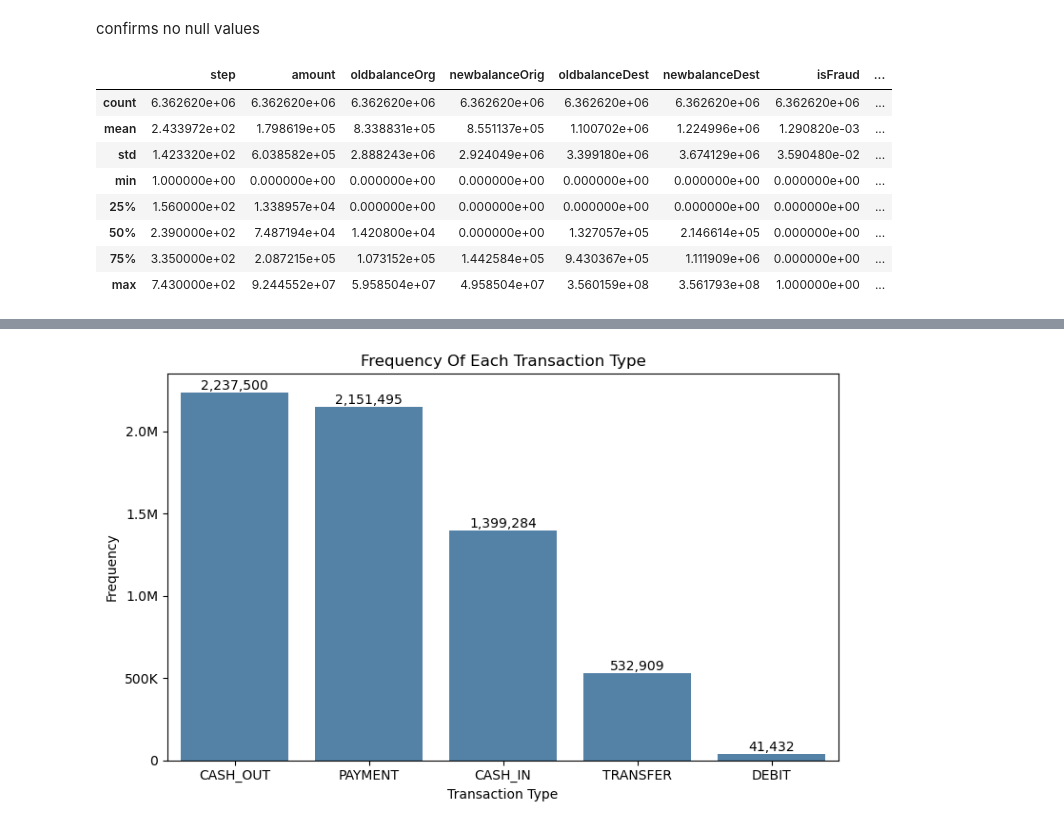
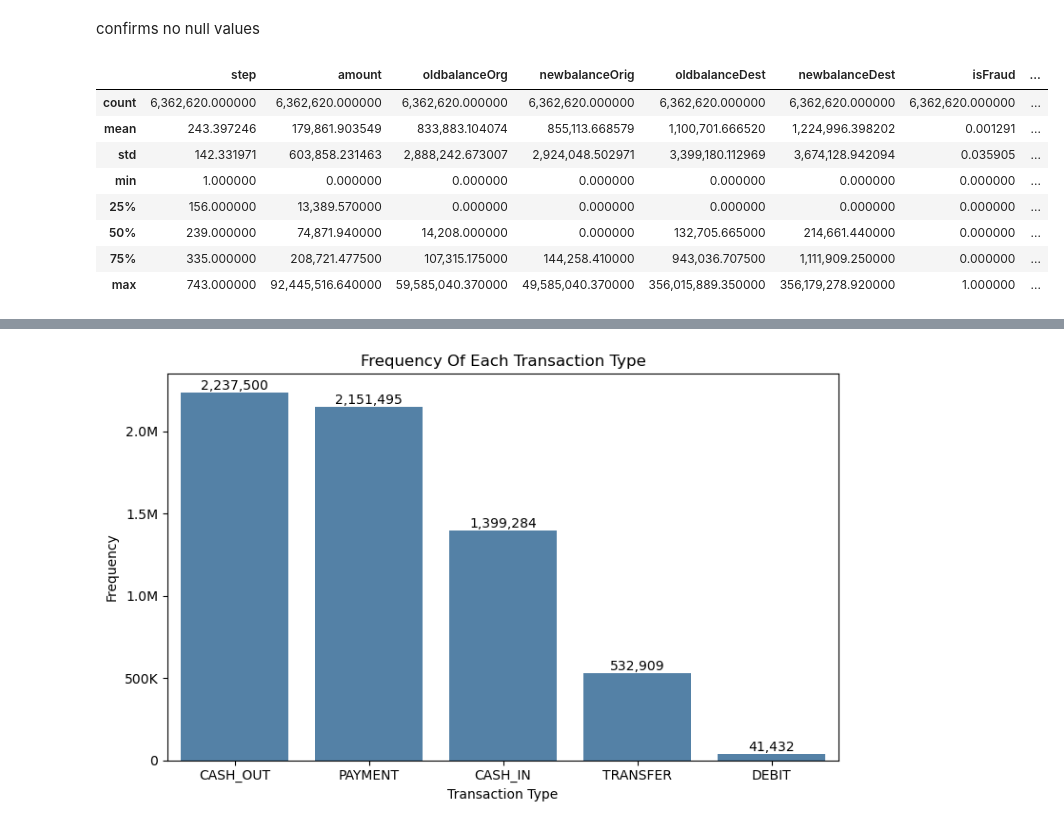
Before and after one commit to amirbenston/Financial-Fraud, a Jupyter notebook: notebooks/eda.ipynb, the cells around one changed output, grey strips where cells are left out. Cells and saved outputs as stored; diff of their text form; code cells hidden in the pictures.

```diff
--- a/notebooks/eda.ipynb
+++ b/notebooks/eda.ipynb
@@ -73,14 +77,15 @@ dtype: int64
 # %% [markdown]
 confirms no null values
 # %%
-financial_fraud.describe()
+financial_fraud.describe().map(lambda x: f'{x:,.6f}')
+# generates summary statistics (count, mean, std, min, quartiles, max) for every numeric column, giving us a first look at each feature's range and distribution
 # %% [output]
 |  | step | amount | oldbalanceOrg | newbalanceOrig | oldbalanceDest | newbalanceDest | isFraud | ... |
-| count | 6.362620e+06 | 6.362620e+06 | 6.362620e+06 | 6.362620e+06 | 6.362620e+06 | 6.362620e+06 | 6.362620e+06 | ... |
-| mean | 2.433972e+02 | 1.798619e+05 | 8.338831e+05 | 8.551137e+05 | 1.100702e+06 | 1.224996e+06 | 1.290820e-03 | ... |
-| std | 1.423320e+02 | 6.038582e+05 | 2.888243e+06 | 2.924049e+06 | 3.399180e+06 | 3.674129e+06 | 3.590480e-02 | ... |
-| min | 1.000000e+00 | 0.000000e+00 | 0.000000e+00 | 0.000000e+00 | 0.000000e+00 | 0.000000e+00 | 0.000000e+00 | ... |
-| 25% | 1.560000e+02 | 1.338957e+04 | 0.000000e+00 | 0.000000e+00 | 0.000000e+00 | 0.000000e+00 | 0.000000e+00 | ... |
-| 50% | 2.390000e+02 | 7.487194e+04 | 1.420800e+04 | 0.000000e+00 | 1.327057e+05 | 2.146614e+05 | 0.000000e+00 | ... |
-| 75% | 3.350000e+02 | 2.087215e+05 | 1.073152e+05 | 1.442584e+05 | 9.430367e+05 | 1.111909e+06 | 0.000000e+00 | ... |
-| max | 7.430000e+02 | 9.244552e+07 | 5.958504e+07 | 4.958504e+07 | 3.560159e+08 | 3.561793e+08 | 1.000000e+00 | ... |
+| count | 6,362,620.000000 | 6,362,620.000000 | 6,362,620.000000 | 6,362,620.000000 | 6,362,620.000000 | 6,362,620.000000 | 6,362,620.000000 | ... |
+| mean | 243.397246 | 179,861.903549 | 833,883.104074 | 855,113.668579 | 1,100,701.666520 | 1,224,996.398202 | 0.001291 | ... |
+| std | 142.331971 | 603,858.231463 | 2,888,242.673007 | 2,924,048.502971 | 3,399,180.112969 | 3,674,128.942094 | 0.035905 | ... |
+| min | 1.000000 | 0.000000 | 0.000000 | 0.000000 | 0.000000 | 0.000000 | 0.000000 | ... |
+| 25% | 156.000000 | 13,389.570000 | 0.000000 | 0.000000 | 0.000000 | 0.000000 | 0.000000 | ... |
+| 50% | 239.000000 | 74,871.940000 | 14,208.000000 | 0.000000 | 132,705.665000 | 214,661.440000 | 0.000000 | ... |
+| 75% | 335.000000 | 208,721.477500 | 107,315.175000 | 144,258.410000 | 943,036.707500 | 1,111,909.250000 | 0.000000 | ... |
+| max | 743.000000 | 92,445,516.640000 | 59,585,040.370000 | 49,585,040.370000 | 356,015,889.350000 | 356,179,278.920000 | 1.000000 | ... |
```
Also changed, not shown: parts of 20 cells of this notebook, 10 other files.
